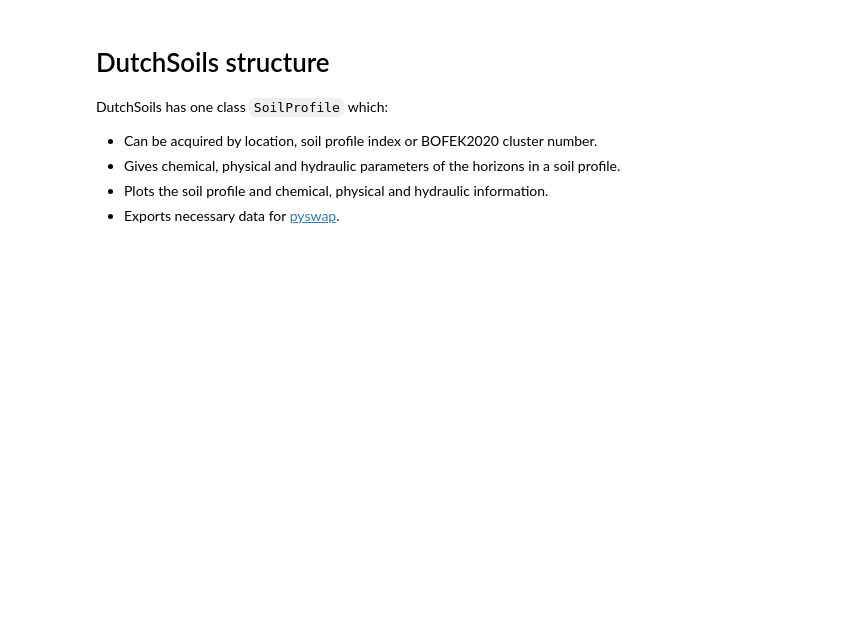
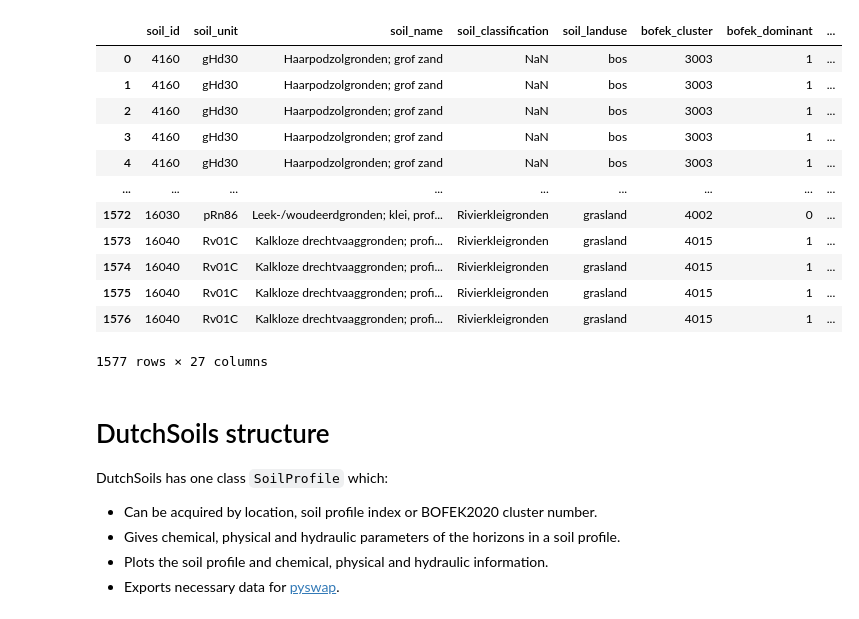
Before and after one commit to markvdbrink/dutchsoils, a Jupyter notebook: docs/examples/00-Overview.ipynb, the cells around one changed output. Saved outputs shown, nothing was run; the diff lists cells and outputs as text; code cells hidden in the pictures; blank space fills up the shorter version.

```diff
--- a/docs/examples/00-Overview.ipynb
+++ b/docs/examples/00-Overview.ipynb
@@ -1,5 +1,21 @@
 # %%
 import dutchsoils as ds
+# %%
+ds.SoilProfile.from_bofekcluster(3012)._get_allprofiles()
+# %% [output]
+|  | soil_id | soil_unit | soil_name | soil_classification | soil_landuse | bofek_cluster | bofek_dominant | ... |
+| 0 | 4160 | gHd30 | Haarpodzolgronden; grof zand | NaN | bos | 3003 | 1 | ... |
+| 1 | 4160 | gHd30 | Haarpodzolgronden; grof zand | NaN | bos | 3003 | 1 | ... |
+| 2 | 4160 | gHd30 | Haarpodzolgronden; grof zand | NaN | bos | 3003 | 1 | ... |
+| 3 | 4160 | gHd30 | Haarpodzolgronden; grof zand | NaN | bos | 3003 | 1 | ... |
+| 4 | 4160 | gHd30 | Haarpodzolgronden; grof zand | NaN | bos | 3003 | 1 | ... |
+| ... | ... | ... | ... | ... | ... | ... | ... | ... |
+| 1572 | 16030 | pRn86 | Leek-/woudeerdgronden; klei, prof... | Rivierkleigronden | grasland | 4002 | 0 | ... |
+| 1573 | 16040 | Rv01C | Kalkloze drechtvaaggronden; profi... | Rivierkleigronden | grasland | 4015 | 1 | ... |
+| 1574 | 16040 | Rv01C | Kalkloze drechtvaaggronden; profi... | Rivierkleigronden | grasland | 4015 | 1 | ... |
+| 1575 | 16040 | Rv01C | Kalkloze drechtvaaggronden; profi... | Rivierkleigronden | grasland | 4015 | 1 | ... |
+| 1576 | 16040 | Rv01C | Kalkloze drechtvaaggronden; profi... | Rivierkleigronden | grasland | 4015 | 1 | ... |
+1577 rows × 27 columns
 # %% [markdown]
 # DutchSoils structure
 DutchSoils has one class `SoilProfile` which:
```
Also changed, not shown: 3 other files.
